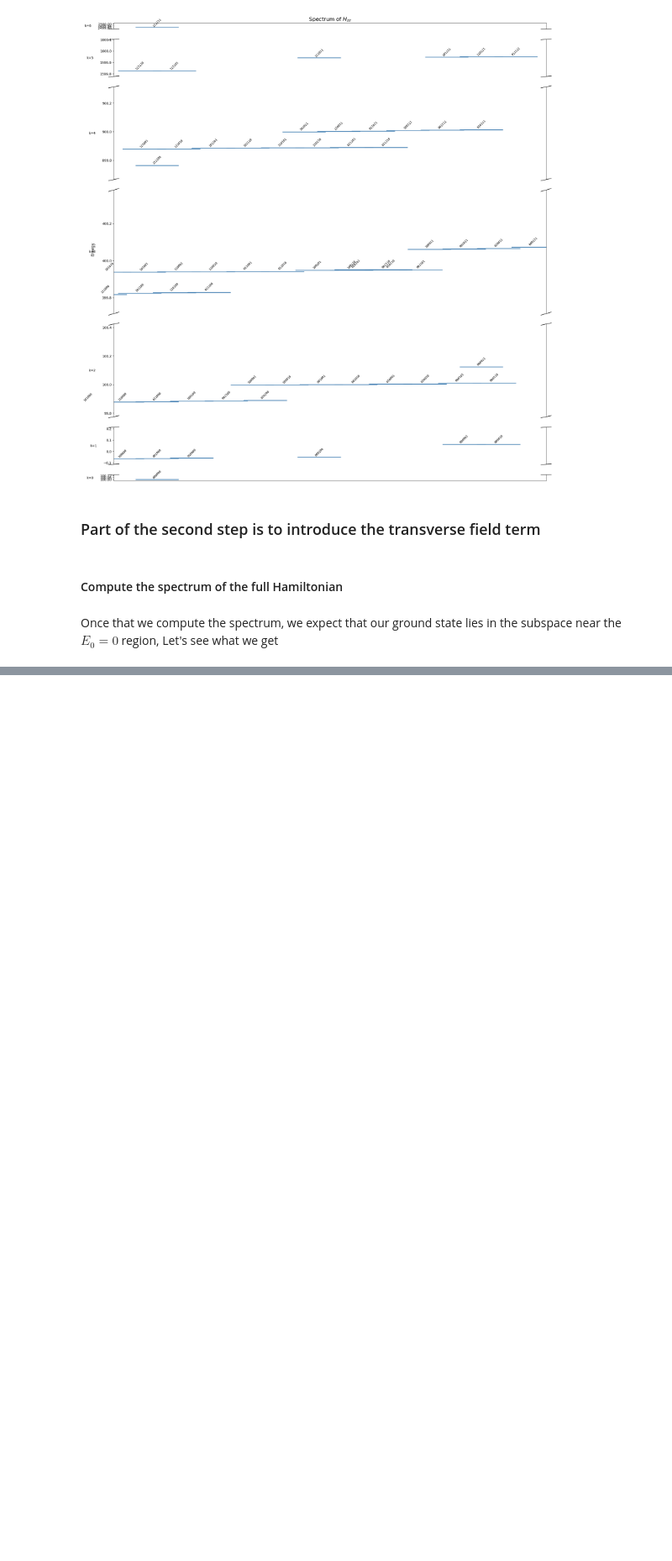
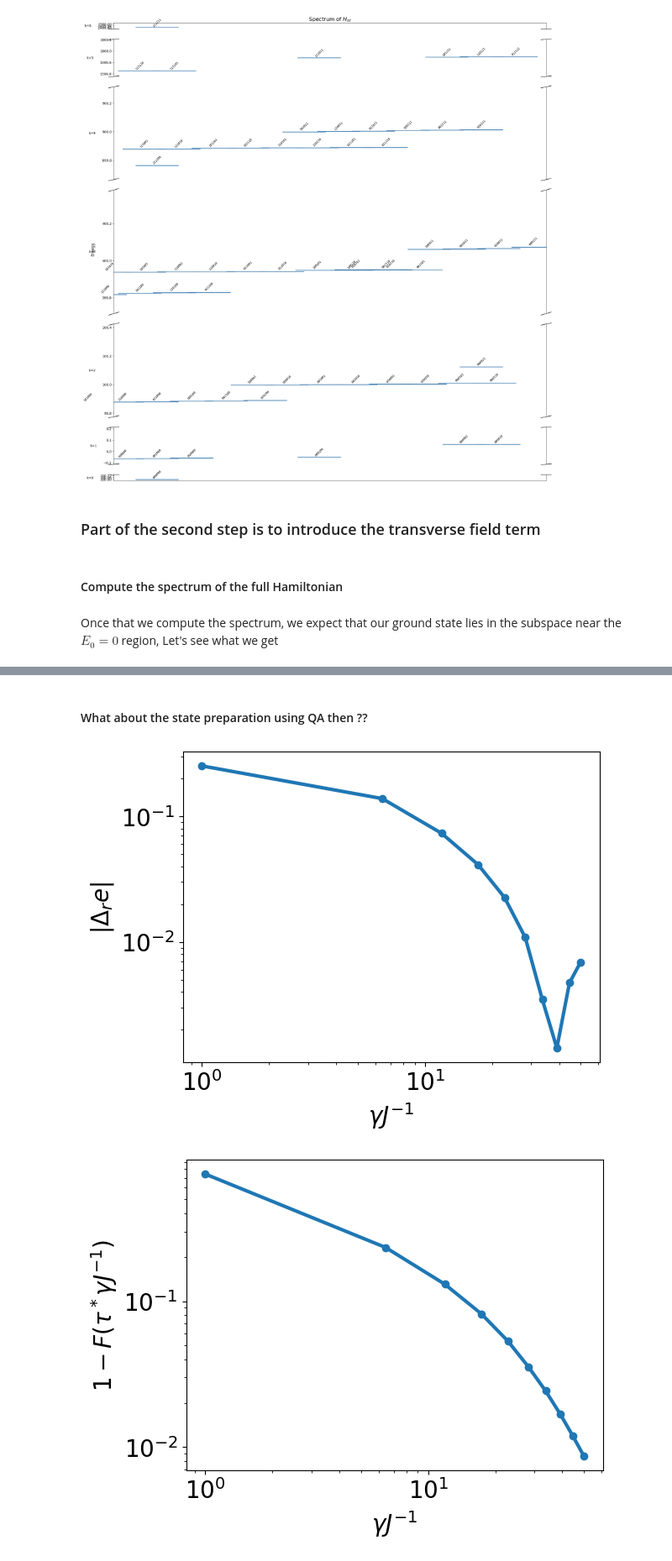
Before and after one commit to emacosta95/Gadget4NSMForQuantumSimulators, a Jupyter notebook: GadgetO18.ipynb, the cells around one changed output, grey strips where cells are left out. Shown at 84% size. Cells and saved outputs as stored; diff of their text form; code cells hidden in the pictures; blank space fills up the shorter version.

```diff
--- a/GadgetO18.ipynb
+++ b/GadgetO18.ipynb
@@ -52,10 +107,9 @@ nsm_quasiparticle_hamiltonian=hamiltonian_z+hamiltonian_xy
 eigenvalues_nsm, eigenstates_nsm = nsm_quasiparticle_hamiltonian.eigenstates()
 # %%
 print(eigenvalues_nsm)
-idx = np.argmin(np.abs(eigenvalues_nsm - (-11.93)))
-print(eigenstates_nsm[idx].full())
-print(basis)
-print(idx)
+gs_idx = np.argmin(np.abs(eigenvalues_nsm - value[0]))
+print(eigenstates_nsm[gs_idx].full())
+print(gs_idx)
 # %% [output]
 [-36.63991036 -34.00512294 -31.42573525 -30.4631081  -28.9785
  -26.947004   -26.79936525 -26.28165061 -25.92305449 -25.03234572
@@ -168,3 +214,0 @@ Need gamma >> 0.124
-# %%
-for i in range(basis.shape[0]):
-    print(longitudinal_hamiltonian[i,i],basis[i],'\n')
@@ -345,6 +392,4 @@ for i in range(n_qubits):
 Once that we compute the spectrum, we expect that our ground state lies in the subspace near the $E_0=0$ region, Let's see what we get
 # %%
 total_hamiltonian=longitudinal_hamiltonian+transverse_hamiltonian
-eigenvalues, eigenstates = total_hamiltonian.eigenstates()
-
-print(basis)
+eigenvalues_total_hamiltonian, eigenstates_total_hamiltonian = total_hamiltonian.eigenstates()
@@ -411,0 +635,2 @@ print(fidelity(eigenstates[0], eigenstates_nsm[idx]))
+# %% [markdown]
+#### What about the state preparation using QA then ??
@@ -411,0 +705,17 @@ print(fidelity(eigenstates[0], eigenstates_nsm[idx]))
+# %%
+plt.plot(gammas,energy_error,linewidth=3,marker='o')
+plt.xlabel(r'$\gamma J^{-1}$',fontsize=20)
+plt.ylabel(r'$|\Delta_r e|$',fontsize=20)
+plt.tick_params(labelsize=20)
+plt.loglog()
+plt.show()
+
+plt.plot(gammas,1-np.array(fidelities),linewidth=3,marker='o')
+plt.xlabel(r'$\gamma J^{-1}$',fontsize=20)
+plt.ylabel(r'$1-F(\tau^* \gamma J^{-1} )$',fontsize=20)
+plt.tick_params(labelsize=20)
+plt.loglog()
+plt.show()
+# %% [output]
+[figure, added]
+[figure, added]
```
Also changed, not shown: parts of 27 cells of this notebook, 6 other files.
